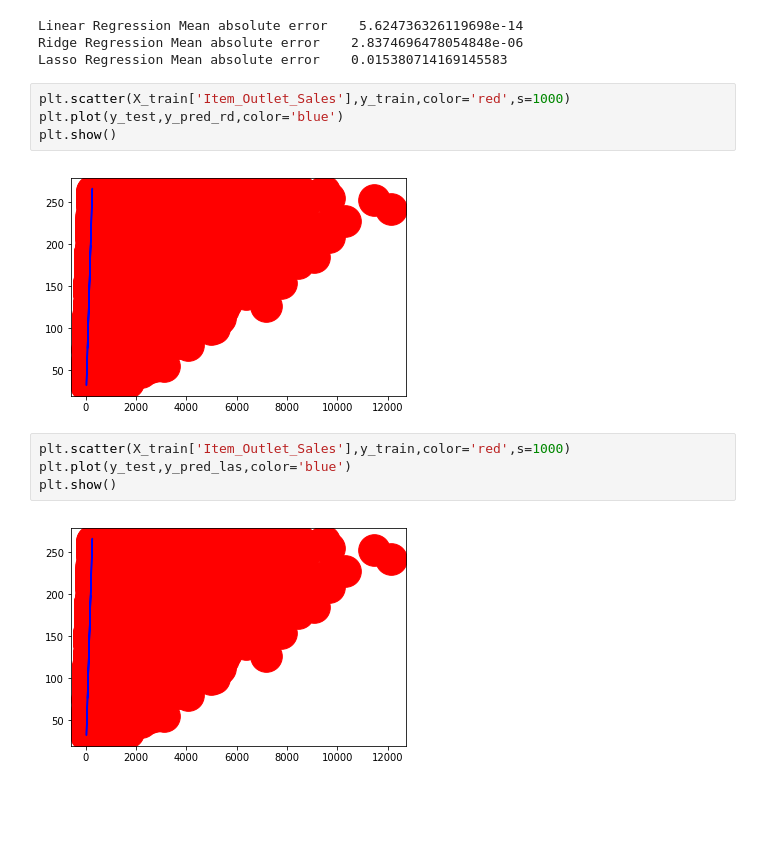
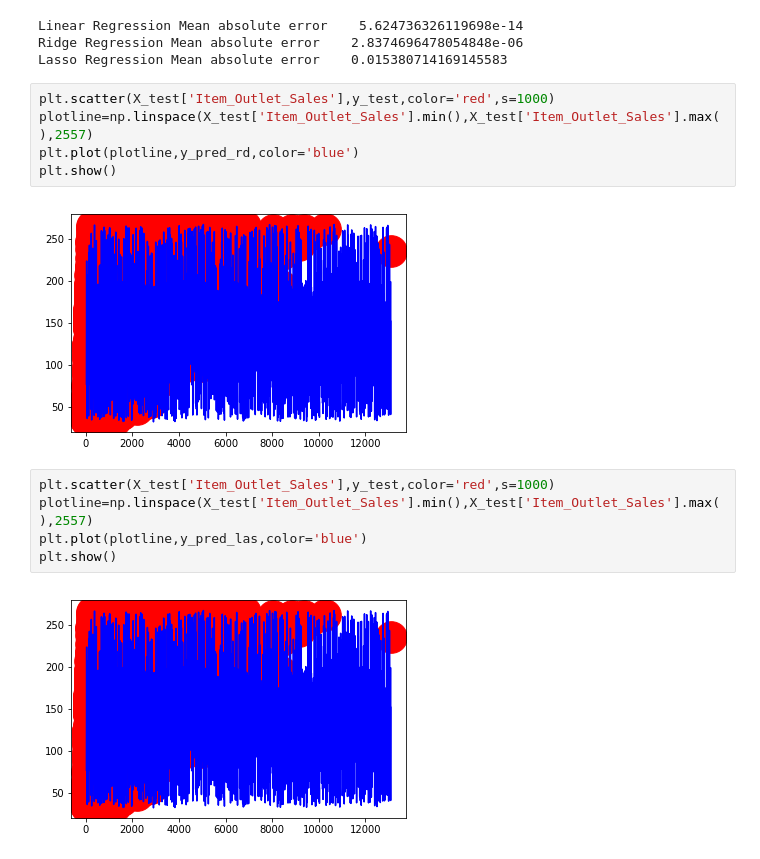
Before and after one commit to Tyagi123/Jupiter_files_ML, a Jupyter notebook: files/Mart_problems_multiple_attributes.ipynb, the cells around one changed output. Cells and saved outputs as stored; diff of their text form; blank space fills up the shorter version.

```diff
--- a/files/Mart_problems_multiple_attributes.ipynb
+++ b/files/Mart_problems_multiple_attributes.ipynb
@@ -199,14 +183,16 @@ Linear Regression Mean absolute error    5.624736326119698e-14
 Ridge Regression Mean absolute error    2.8374696478054848e-06
 Lasso Regression Mean absolute error    0.015380714169145583
 # %%
-plt.scatter(X_train['Item_Outlet_Sales'],y_train,color='red',s=1000)
-plt.plot(y_test,y_pred_rd,color='blue')
+plt.scatter(X_test['Item_Outlet_Sales'],y_test,color='red',s=1000)
+plotline=np.linspace(X_test['Item_Outlet_Sales'].min(),X_test['Item_Outlet_Sales'].max(),2557)
+plt.plot(plotline,y_pred_rd,color='blue')
 plt.show()
 # %% [output]
-[figure, old version]
+[figure, new version]
 # %%
-plt.scatter(X_train['Item_Outlet_Sales'],y_train,color='red',s=1000)
-plt.plot(y_test,y_pred_las,color='blue')
+plt.scatter(X_test['Item_Outlet_Sales'],y_test,color='red',s=1000)
+plotline=np.linspace(X_test['Item_Outlet_Sales'].min(),X_test['Item_Outlet_Sales'].max(),2557)
+plt.plot(plotline,y_pred_las,color='blue')
 plt.show()
 # %% [output]
-[figure, old version]
+[figure, new version]
```
Also changed, not shown: parts of 3 cells of this notebook, 2 other files.
